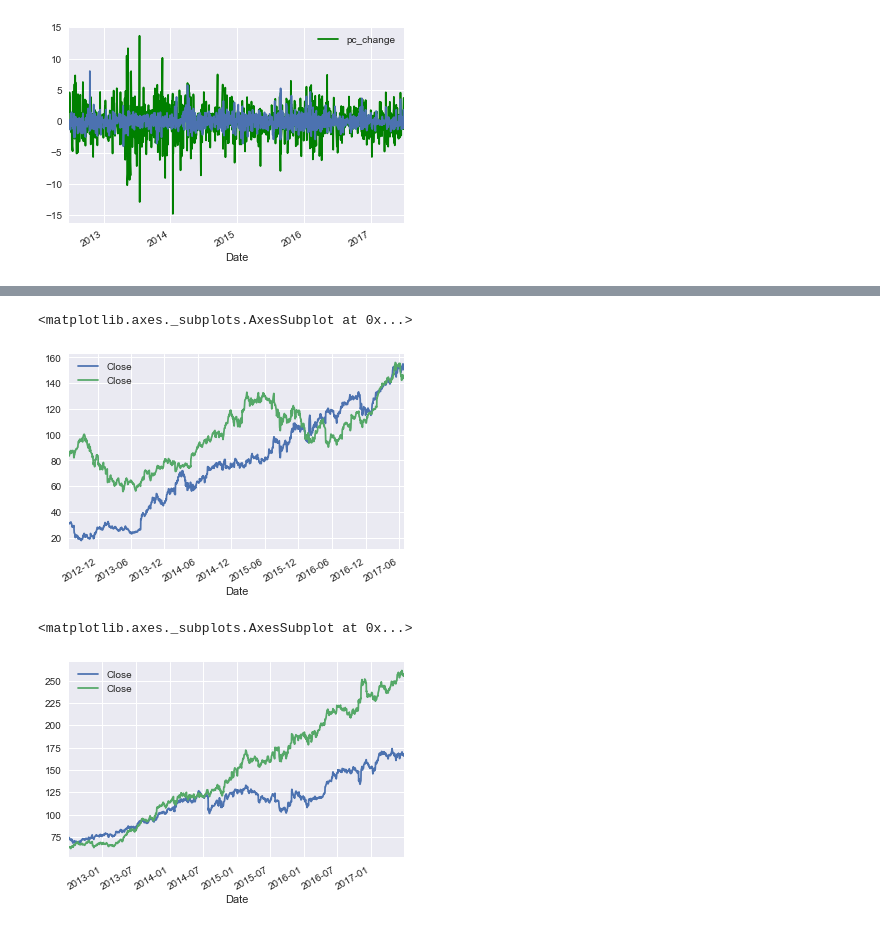
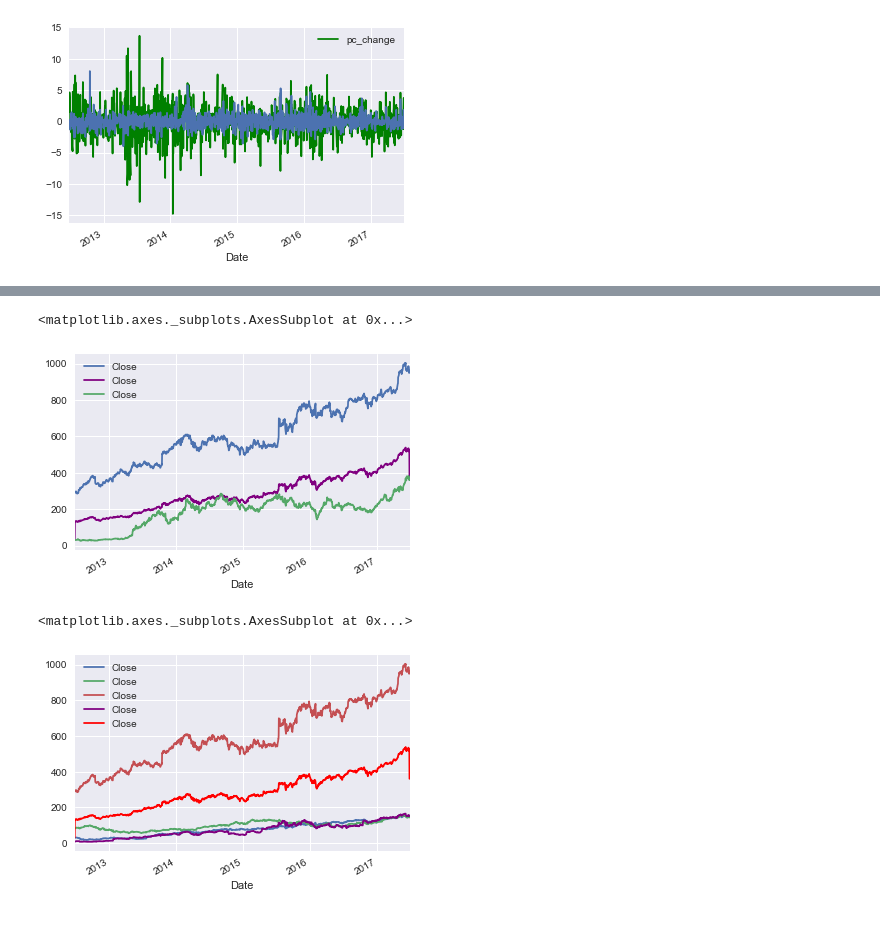
Before and after one commit to mzewalina/stock_analysis, a Jupyter notebook: tech_stocks.ipynb, the cells around one changed output, grey strips where cells are left out. Cells and saved outputs as stored; diff of their text form; code cells hidden in the pictures.

```diff
--- a/tech_stocks.ipynb
+++ b/tech_stocks.ipynb
@@ -60,6 +60,10 @@ tesla['pc_change']=(tesla['Open'] - tesla['Close'])/tesla['Open']*100
 amzn['abspc_change']=(abs((amzn['Open'] - amzn['Close'])/amzn['Open'] ))*100
 amzn['change']=(amzn['Open'] - amzn['Close'])
 amzn['pc_change']=(amzn['Open'] - amzn['Close'])/amzn['Open']*100
+
+fbdata['abspc_change']=(abs((fbdata['Open'] - fbdata['Close'])/fbdata['Open'] ))*100
+fbdata['change']=(fbdata['Open'] - fbdata['Close'])
+fbdata['pc_change']=(fbdata['Open'] - fbdata['Close'])/fbdata['Open']*100
 # %%
 ####this is the same exact code cut and pasted, why does this one give me an error?
 
@@ -82,5 +86,5 @@ nf.head(2)
 # %%
-techs=pd.concat([fbdata, aapl, goog, nf, amzn, tesla])
+techs=pd.concat([amzn, goog, aapl, fbdata, tesla])  #leaving out netflix bc it work work.
 techs= techs.groupby(techs.index).mean()
 # %%
 techs.head(2)
@@ -195,18 +245,21 @@ stats.pearsonr(ng['pc_change'], lll['pc_change'])
 # %%
 #fbdata[['Close']].plot()
-ax=fbdata[['Close']].plot()
-#goog[['Close']].plot(ax=ax)
-#goog[['Close']].plot()
-aapl[['Close']].plot(ax=ax)
+#ax=fbdata[['pc_change']].plot()
+ax=goog[['Close']].plot()
+techs[['Close']].plot(ax=ax, color='purple')
+tesla[['Close']].plot(ax=ax)
 # %% [output]
 <matplotlib.axes._subplots.AxesSubplot at 0x...>
-[figure, old version]
+[figure, new version]
 # %%
-#fbdata[['Close']].plot()
-ax=lll[['Close']].plot()
+ax=fbdata[['Close']].plot()
+aapl[['Close']].plot(ax=ax)
 #goog[['Close']].plot(ax=ax)
-#goog[['Close']].plot()
-ng[['Close']].plot(ax=ax)
+goog[['Close']].plot(ax=ax)
+#tesla[['Close']].plot(ax=ax, color='red')
+nf[['Close']].plot(ax=ax, color='purple')
+techs[['Close']].plot(ax=ax, color='red')
+###i should normalize this-- google is dominating
 # %% [output]
 <matplotlib.axes._subplots.AxesSubplot at 0x...>
-[figure, old version]
+[figure, new version]
```
Also changed, not shown: parts of 20 cells of this notebook, 1 other file.
